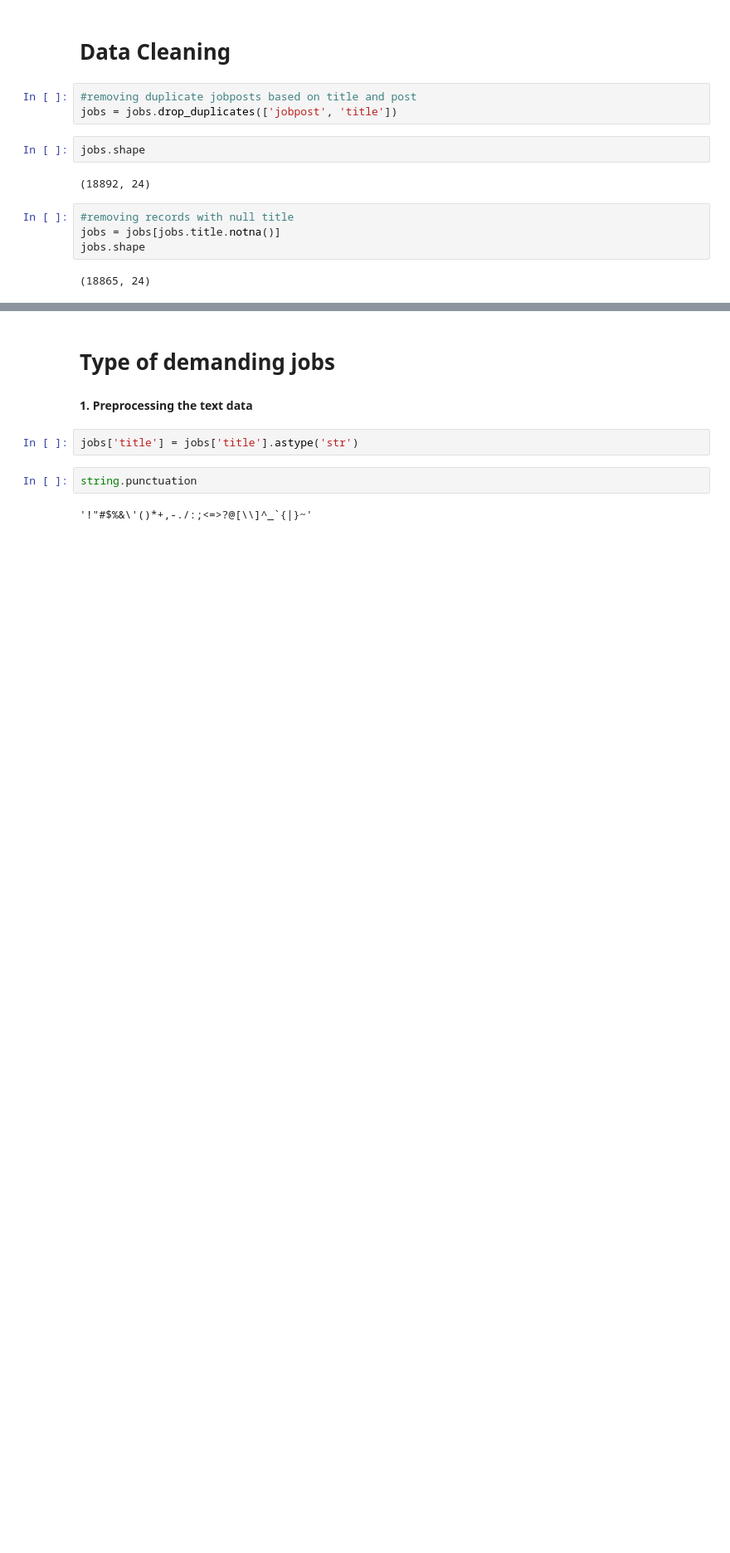
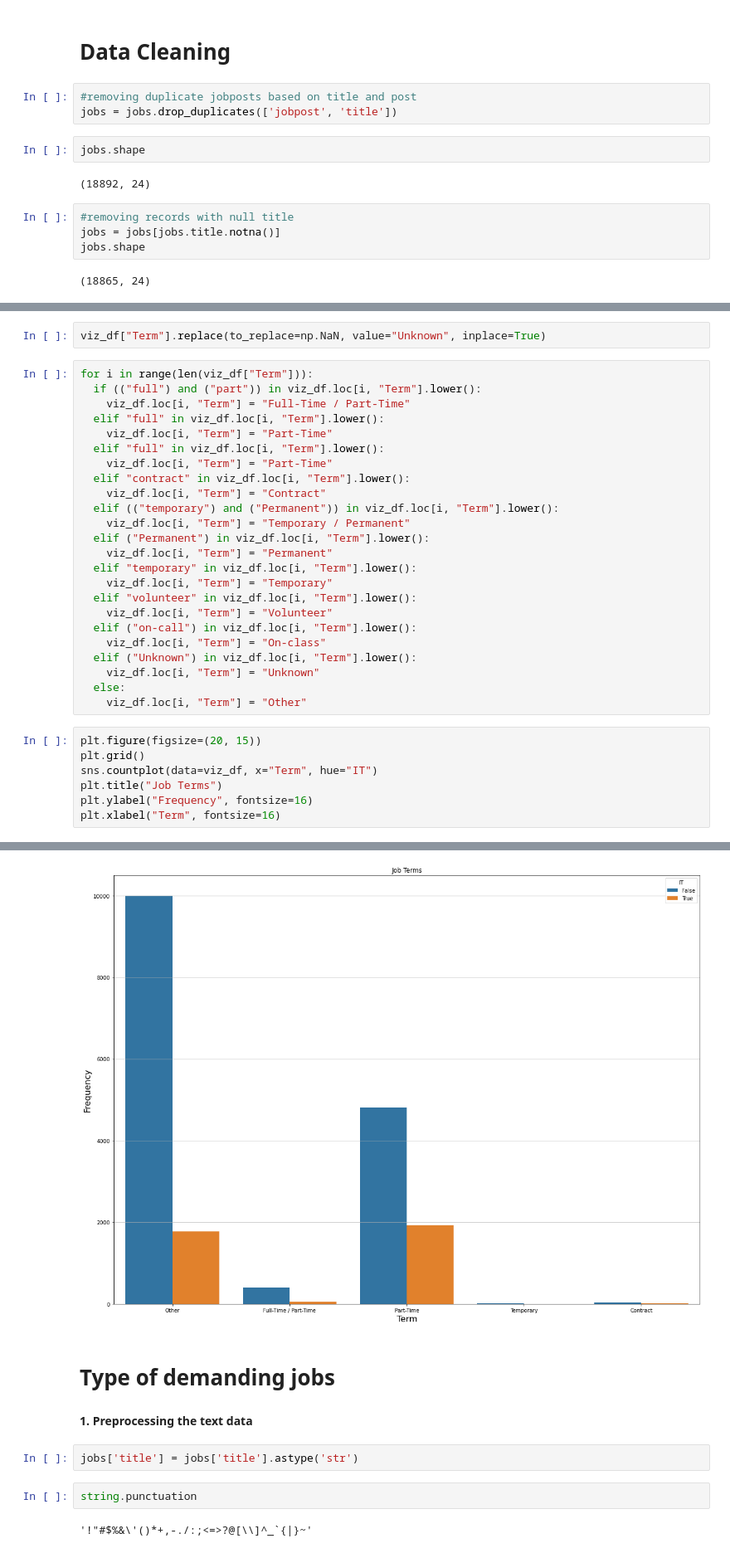
Before and after one commit to Bennykillua/Pyspark-Online-Job-Postings, a Jupyter notebook: EDA/Hamoye22 Premier Project Analysis and Modelling.ipynb, the cells around one changed output, grey strips where cells are left out. Shown at 83% size. Cells and saved outputs as stored; diff of their text form; blank space fills up the shorter version.

```diff
--- a/EDA/Hamoye22 Premier Project Analysis and Modelling.ipynb
+++ b/EDA/Hamoye22 Premier Project Analysis and Modelling.ipynb
@@ -132,0 +178,34 @@ jobs.shape
+# %%
+viz_df["Term"].replace(to_replace=np.NaN, value="Unknown", inplace=True)
+# %%
+for i in range(len(viz_df["Term"])):
+  if (("full") and ("part")) in viz_df.loc[i, "Term"].lower():
+    viz_df.loc[i, "Term"] = "Full-Time / Part-Time"
+  elif "full" in viz_df.loc[i, "Term"].lower():
+    viz_df.loc[i, "Term"] = "Part-Time"
+  elif "full" in viz_df.loc[i, "Term"].lower():
+    viz_df.loc[i, "Term"] = "Part-Time"
+  elif "contract" in viz_df.loc[i, "Term"].lower():
+    viz_df.loc[i, "Term"] = "Contract"
+  elif (("temporary") and ("Permanent")) in viz_df.loc[i, "Term"].lower():
+    viz_df.loc[i, "Term"] = "Temporary / Permanent"
+  elif ("Permanent") in viz_df.loc[i, "Term"].lower():
+    viz_df.loc[i, "Term"] = "Permanent"
+  elif "temporary" in viz_df.loc[i, "Term"].lower():
+    viz_df.loc[i, "Term"] = "Temporary"
+  elif "volunteer" in viz_df.loc[i, "Term"].lower():
+    viz_df.loc[i, "Term"] = "Volunteer"
+  elif ("on-call") in viz_df.loc[i, "Term"].lower():
+    viz_df.loc[i, "Term"] = "On-class"
+  elif ("Unknown") in viz_df.loc[i, "Term"].lower():
+    viz_df.loc[i, "Term"] = "Unknown"
+  else:
+    viz_df.loc[i, "Term"] = "Other"
+# %%
+plt.figure(figsize=(20, 15))
+plt.grid()
+sns.countplot(data=viz_df, x="Term", hue="IT")
+plt.title("Job Terms")
+plt.ylabel("Frequency", fontsize=16)
+plt.xlabel("Term", fontsize=16)
+# %% [output]
@@ -133,3 +213,4 @@ jobs.shape
+[figure, added]
 # %% [markdown]
 # Type of demanding jobs
 # %% [markdown]
```
Also changed, not shown: parts of 8 cells of this notebook, 1 other file.
